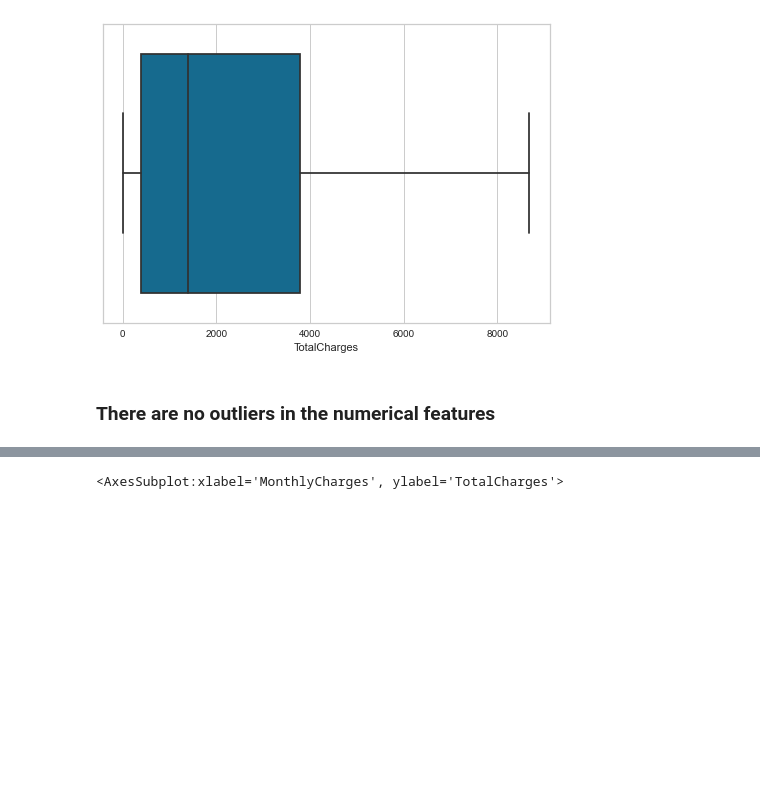
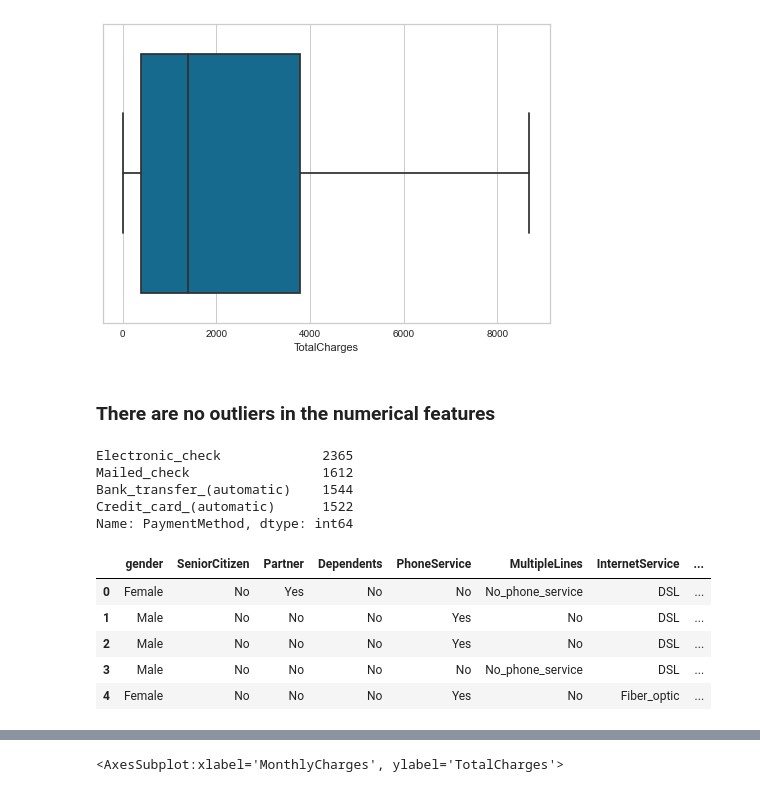
Before and after one commit to ParisRohan/Customer_Churn_Analysis_Prediction, a Jupyter notebook: rp_customer_churn.ipynb, the cells around one changed output, grey strips where cells are left out. Cells and saved outputs as stored; diff of their text form; code cells hidden in the pictures; blank space fills up the shorter version.

```diff
--- a/rp_customer_churn.ipynb
+++ b/rp_customer_churn.ipynb
@@ -254,3 +259,24 @@ df_data['Churn']=df_data['Churn'].map({'No':0, 'Yes':1})
+# %%
+df_data['PaymentMethod'].value_counts()
+# %% [output]
+Electronic_check             2365
+Mailed_check                 1612
+Bank_transfer_(automatic)    1544
+Credit_card_(automatic)      1522
+Name: PaymentMethod, dtype: int64
+# %%
+df_data['PaymentMethod']=df_data['PaymentMethod'].map({'Electronic_check': 'EC', 'Mailed_check': 'MC',
+                                                      'Bank_transfer_(automatic)': 'BTAuto',
+                                                      'Credit_card_(automatic)': 'CCAuto'})
+
+df_data.head()
+# %% [output]
+|  | gender | SeniorCitizen | Partner | Dependents | PhoneService | MultipleLines | InternetService | ... |
+| 0 | Female | No | Yes | No | No | No_phone_service | DSL | ... |
+| 1 | Male | No | No | No | Yes | No | DSL | ... |
+| 2 | Male | No | No | No | Yes | No | DSL | ... |
+| 3 | Male | No | No | No | No | No_phone_service | DSL | ... |
+| 4 | Female | No | No | No | Yes | No | Fiber_optic | ... |
 # %%
 #convert categorical data into dummy variables
 df_data_dummy = pd.get_dummies(df_data,drop_first=True)
```
Also changed, not shown: parts of 17 cells of this notebook, 4 other files.
